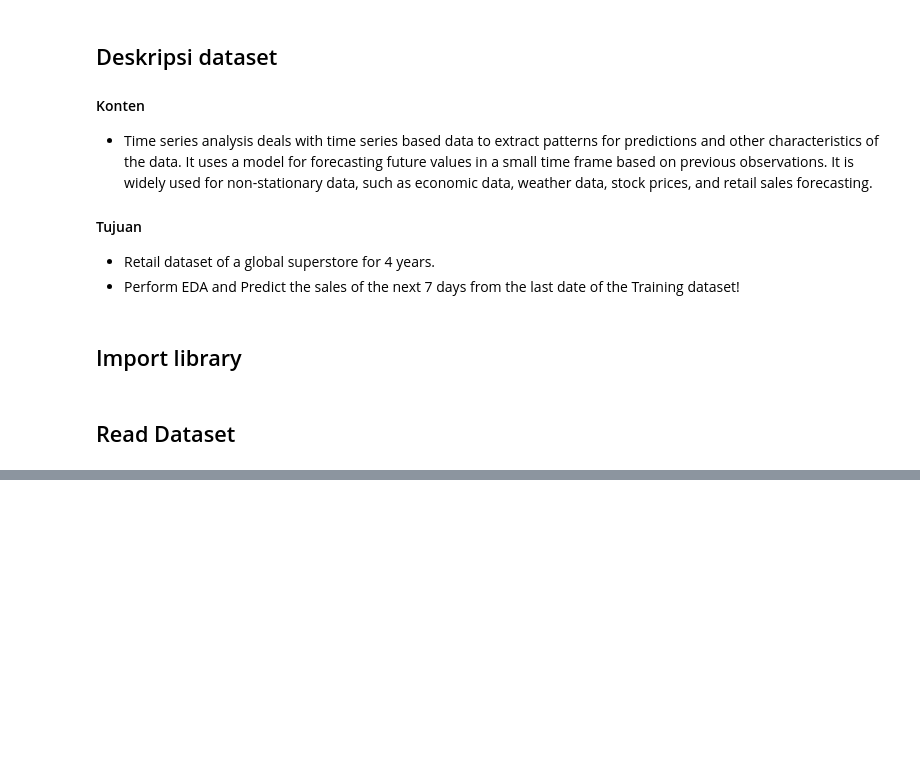
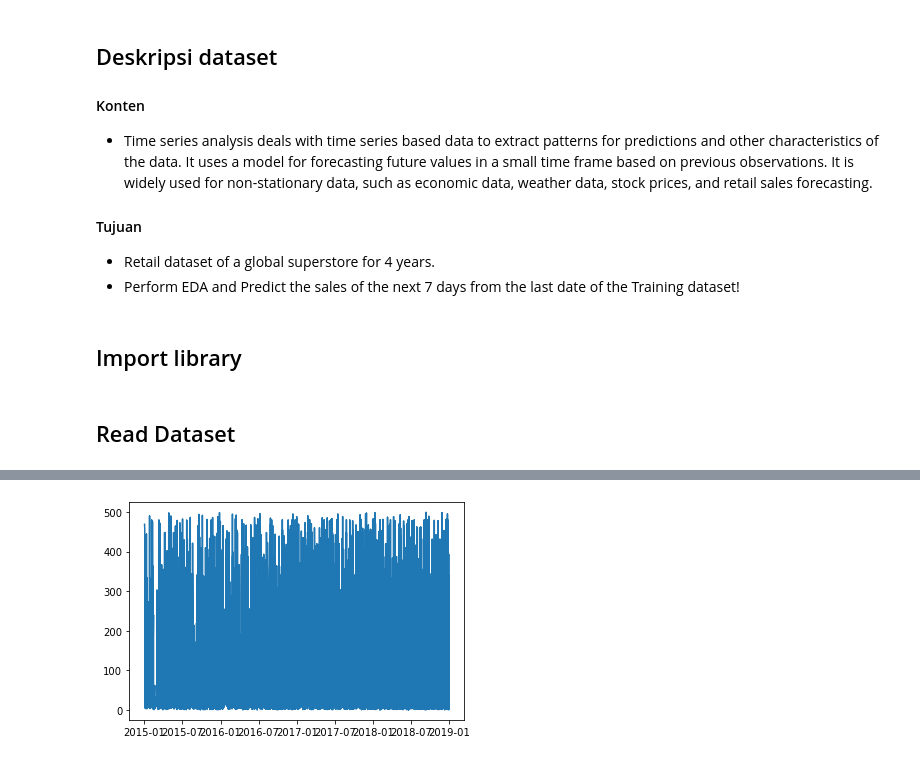
Before and after one commit to AgungYogaSetiawan/superstore-sales-forecasting, a Jupyter notebook: Project Predict Super Store Sales in Next Week with Forecasting Algorithm.ipynb, the cells around one changed output, grey strips where cells are left out. Cells and saved outputs as stored; diff of their text form; code cells hidden in the pictures; blank space fills up the shorter version.

```diff
--- a/Project Predict Super Store Sales in Next Week with Forecasting Algorithm.ipynb
+++ b/Project Predict Super Store Sales in Next Week with Forecasting Algorithm.ipynb
@@ -36,0 +179,14 @@ df.head()
+# %%
+# cek outliers kita akan memakai teknik IQR (Interquartile)
+# karna kita akan menggunakan kolom dengan tipe data datetime dan juga kolom sales untuk forecasting, maka kita akan cek otliers
+# pada kolom tersebut
+
+Q1 = df['Sales'].quantile(0.25)
+Q3 = df['Sales'].quantile(0.75)
+IQR = Q3 - Q1
+
+lower = Q1 - 1.5 * IQR
+higher = Q3 + 1.5 * IQR
+
+df2 = df[(df['Sales'] > lower) & (df['Sales'] < higher)]
+df2
@@ -36,0 +209,4 @@ df.head()
+# %%
+# Kolom Order Date
+df2[['Order Date','Ship Date']] = df2[['Order Date','Ship Date']].apply(pd.to_datetime)
+df2.head()
@@ -36,0 +246,3 @@ df.head()
+# %%
+df_od = pd.DataFrame(df2[['Order Date','Sales']])
+df_od
@@ -36,0 +263,5 @@ df.head()
+# %%
+# set index menjadi kolom Order Date
+df_od.set_index('Order Date', inplace=True)
+df_od.sort_values(by=['Order Date'], inplace=True, ascending=True)
+df_od
@@ -36,0 +283,5 @@ df.head()
+# %%
+plt.plot(df_od['Sales'])
+plt.show()
+# %% [output]
+[figure, added]
```
Also changed, not shown: parts of 63 cells of this notebook.
